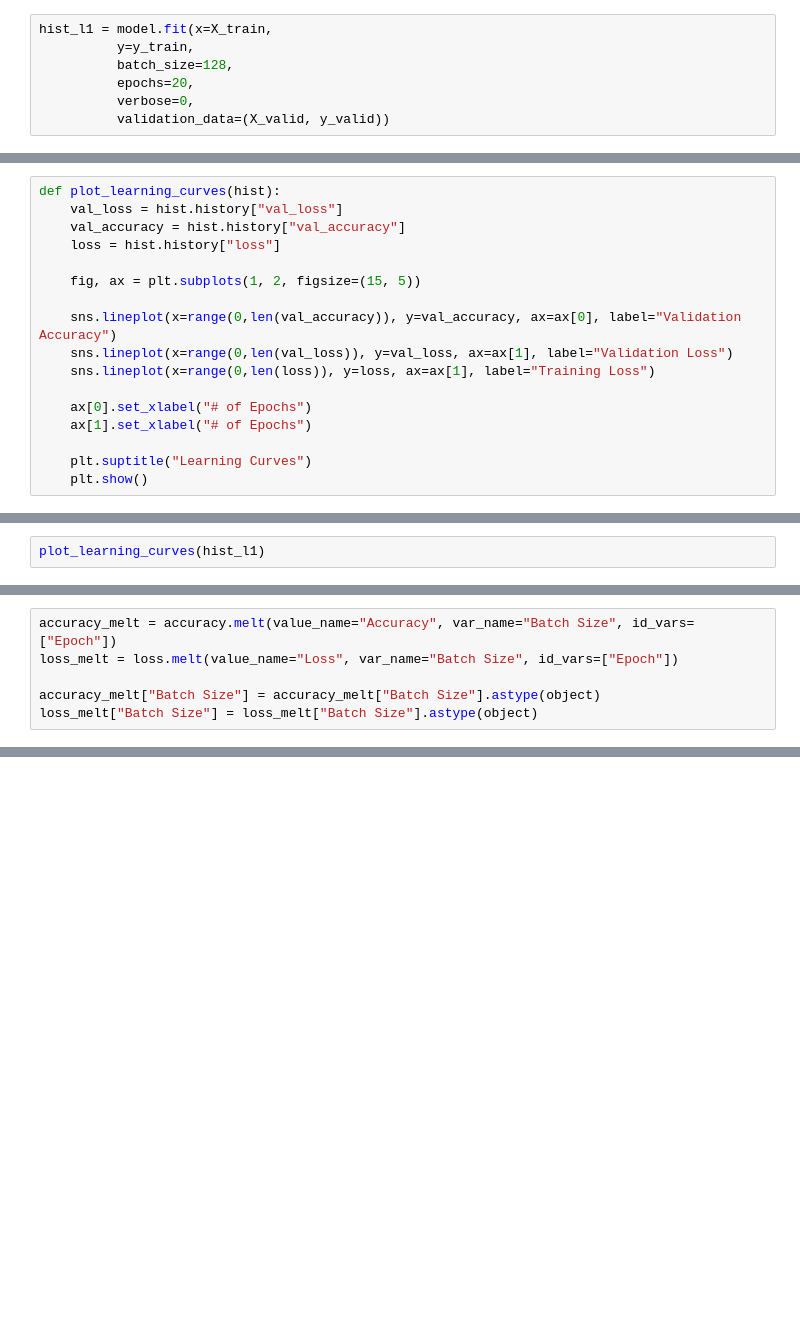
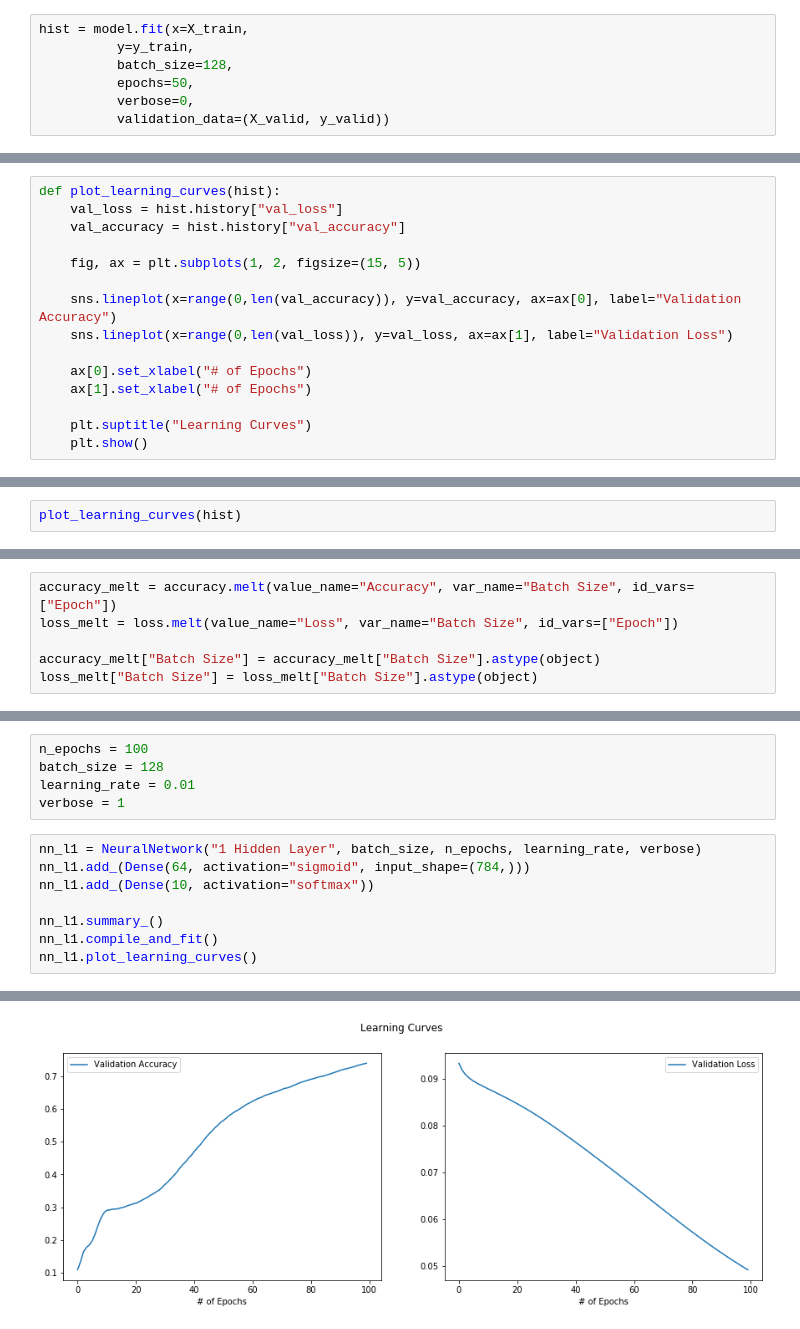
Before and after one commit to amypeniston/data-science-toolbox, a Jupyter notebook: key-concepts-examples/MNIST_Shallow_NN.ipynb, the cells around one changed output, grey strips where cells are left out. Cells and saved outputs as stored; diff of their text form; blank space fills up the shorter version.

Commit message:
Created wrapper class for neural network models

```diff
--- a/key-concepts-examples/MNIST_Shallow_NN.ipynb
+++ b/key-concepts-examples/MNIST_Shallow_NN.ipynb
@@ -112,9 +112,9 @@ model.compile(loss="mean_squared_error", optimizer=SGD(lr=0.01), metrics=["accur
 # %% [markdown]
 Fit the model to the training data.
 # %%
-hist_l1 = model.fit(x=X_train,
+hist = model.fit(x=X_train,
           y=y_train,
           batch_size=128,
-          epochs=20,
+          epochs=50,
           verbose=0,
           validation_data=(X_valid, y_valid))
@@ -124,13 +122,11 @@ WARNING:tensorflow:From D:\PROGRAMS\Anaconda\lib\site-packages\keras\backend\ten
 def plot_learning_curves(hist):
     val_loss = hist.history["val_loss"]
     val_accuracy = hist.history["val_accuracy"]
-    loss = hist.history["loss"]
 
     fig, ax = plt.subplots(1, 2, figsize=(15, 5))
 
     sns.lineplot(x=range(0,len(val_accuracy)), y=val_accuracy, ax=ax[0], label="Validation Accuracy")
     sns.lineplot(x=range(0,len(val_loss)), y=val_loss, ax=ax[1], label="Validation Loss")
-    sns.lineplot(x=range(0,len(loss)), y=loss, ax=ax[1], label="Training Loss")
 
     ax[0].set_xlabel("# of Epochs")
     ax[1].set_xlabel("# of Epochs")
@@ -140,5 +136,5 @@ def plot_learning_curves(hist):
 # %% [markdown]
 Plot learning history.
 # %%
-plot_learning_curves(hist_l1)
+plot_learning_curves(hist)
 # %% [output]
@@ -218,0 +283,14 @@ plt.show()
+# %%
+n_epochs = 100
+batch_size = 128
+learning_rate = 0.01
+verbose = 1
+# %%
+nn_l1 = NeuralNetwork("1 Hidden Layer", batch_size, n_epochs, learning_rate, verbose)
+nn_l1.add_(Dense(64, activation="sigmoid", input_shape=(784,)))
+nn_l1.add_(Dense(10, activation="softmax"))
+
+nn_l1.summary_()
+nn_l1.compile_and_fit()
+nn_l1.plot_learning_curves()
+# %% [output]
@@ -219 +314,2 @@ plt.show()
+[figure, added]
 # %%
```
Also changed, not shown: parts of 19 cells of this notebook.
